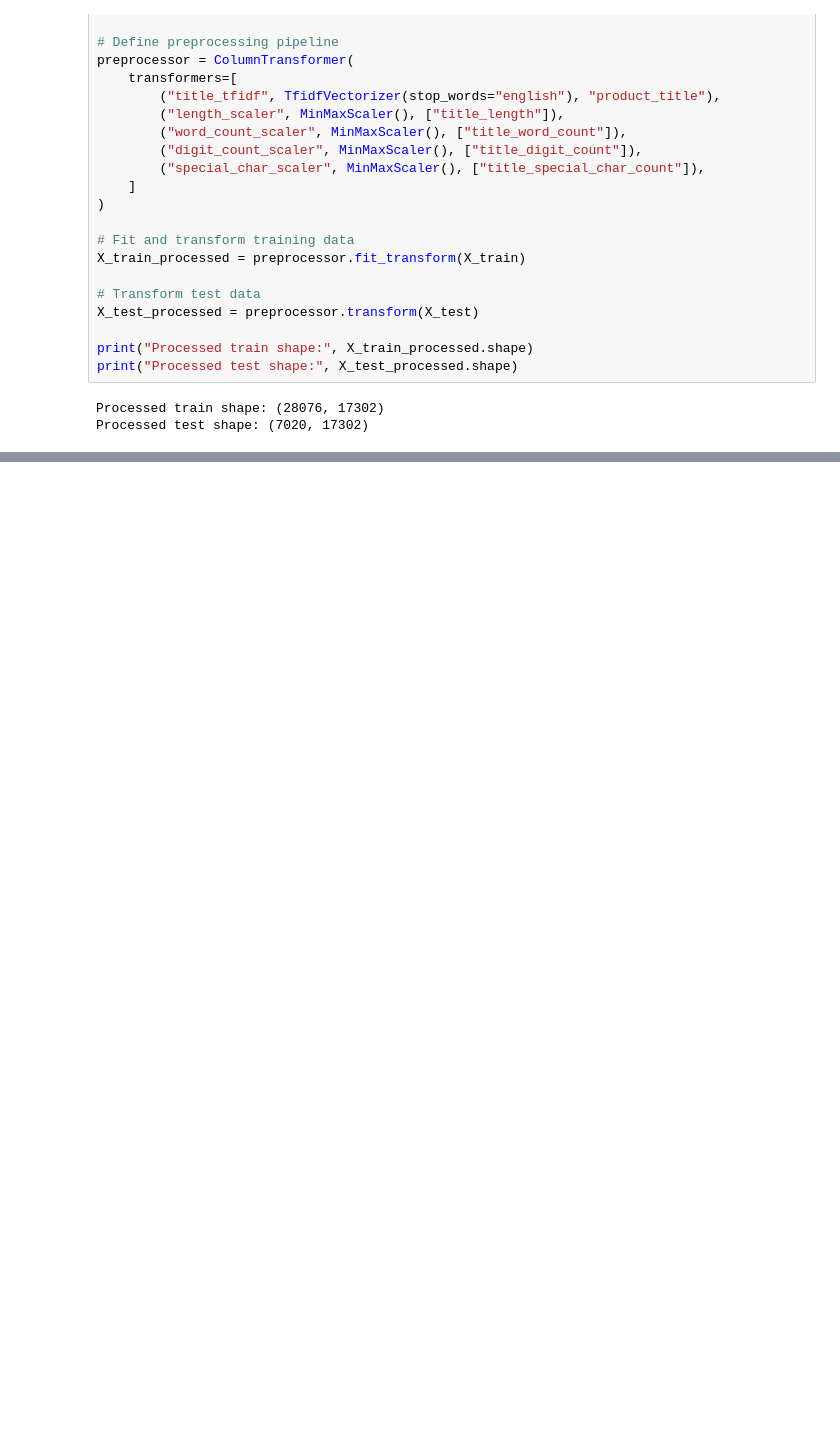
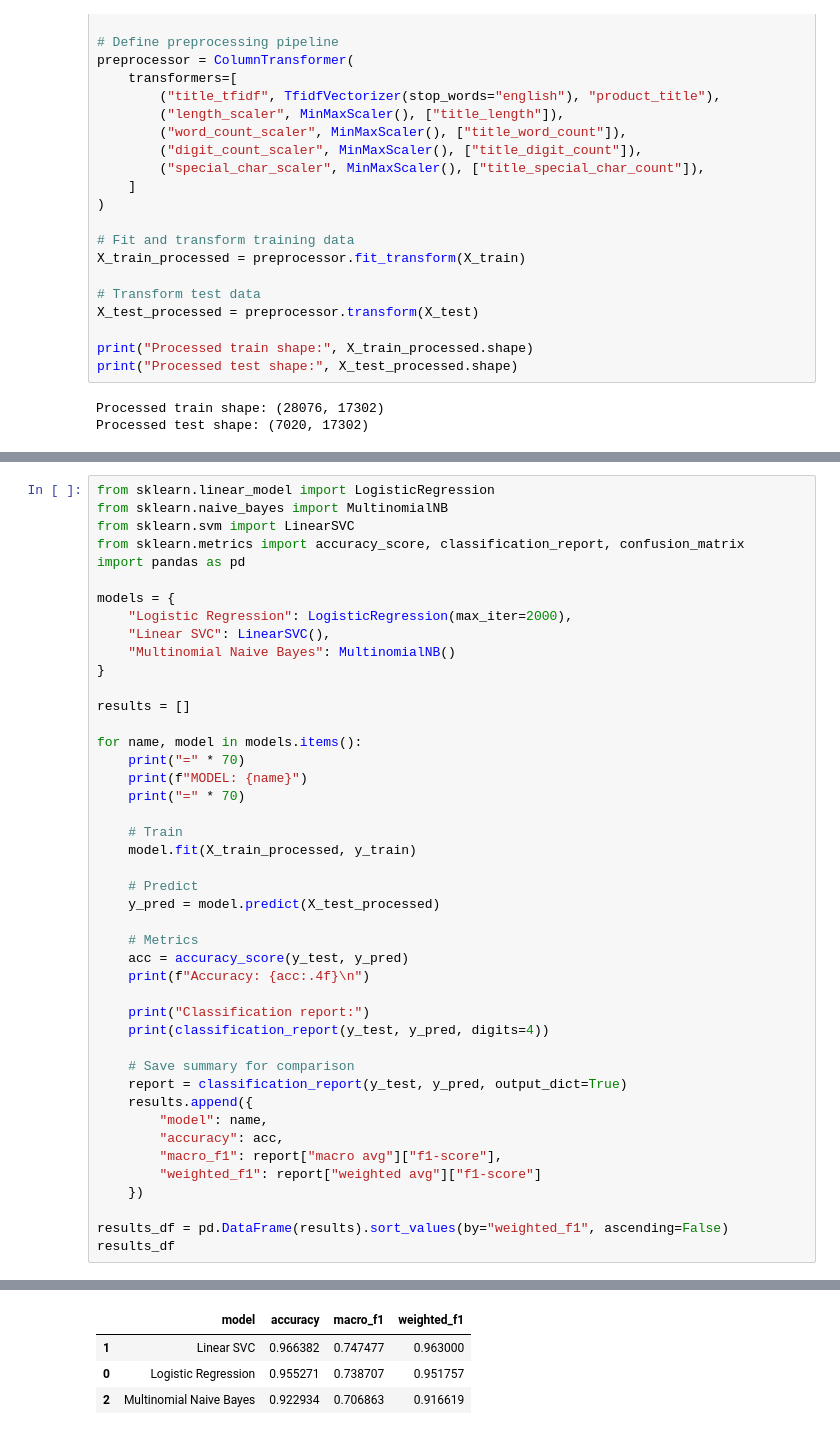
Before and after one commit to rakosdonja/product-category-classifier, a Jupyter notebook: notebooks/02_product_category_modeling.ipynb, the cells around one changed output, grey strips where cells are left out. Cells and saved outputs as stored; diff of their text form; blank space fills up the shorter version.

Commit message:
Train baseline models and compare classification metrics

```diff
--- a/notebooks/02_product_category_modeling.ipynb
+++ b/notebooks/02_product_category_modeling.ipynb
@@ -198,0 +210,45 @@ Processed test shape: (7020, 17302)
+# %%
+from sklearn.linear_model import LogisticRegression
+from sklearn.naive_bayes import MultinomialNB
+from sklearn.svm import LinearSVC
+from sklearn.metrics import accuracy_score, classification_report, confusion_matrix
+import pandas as pd
+
+models = {
+    "Logistic Regression": LogisticRegression(max_iter=2000),
+    "Linear SVC": LinearSVC(),
+    "Multinomial Naive Bayes": MultinomialNB()
+}
+
+results = []
+
+for name, model in models.items():
+    print("=" * 70)
+    print(f"MODEL: {name}")
+    print("=" * 70)
+
+    # Train
+    model.fit(X_train_processed, y_train)
+
+    # Predict
+    y_pred = model.predict(X_test_processed)
+
+    # Metrics
+    acc = accuracy_score(y_test, y_pred)
+    print(f"Accuracy: {acc:.4f}\n")
+
+    print("Classification report:")
+    print(classification_report(y_test, y_pred, digits=4))
+
+    # Save summary for comparison
+    report = classification_report(y_test, y_pred, output_dict=True)
+    results.append({
+        "model": name,
+        "accuracy": acc,
+        "macro_f1": report["macro avg"]["f1-score"],
+        "weighted_f1": report["weighted avg"]["f1-score"]
+    })
+
+results_df = pd.DataFrame(results).sort_values(by="weighted_f1", ascending=False)
+results_df
+# %% [output]
@@ -198,0 +306,4 @@ Processed test shape: (7020, 17302)
+|  | model | accuracy | macro_f1 | weighted_f1 |
+| 1 | Linear SVC | 0.966382 | 0.747477 | 0.963000 |
+| 0 | Logistic Regression | 0.955271 | 0.738707 | 0.951757 |
+| 2 | Multinomial Naive Bayes | 0.922934 | 0.706863 | 0.916619 |
```
Also changed, not shown: parts of 2 cells of this notebook.
